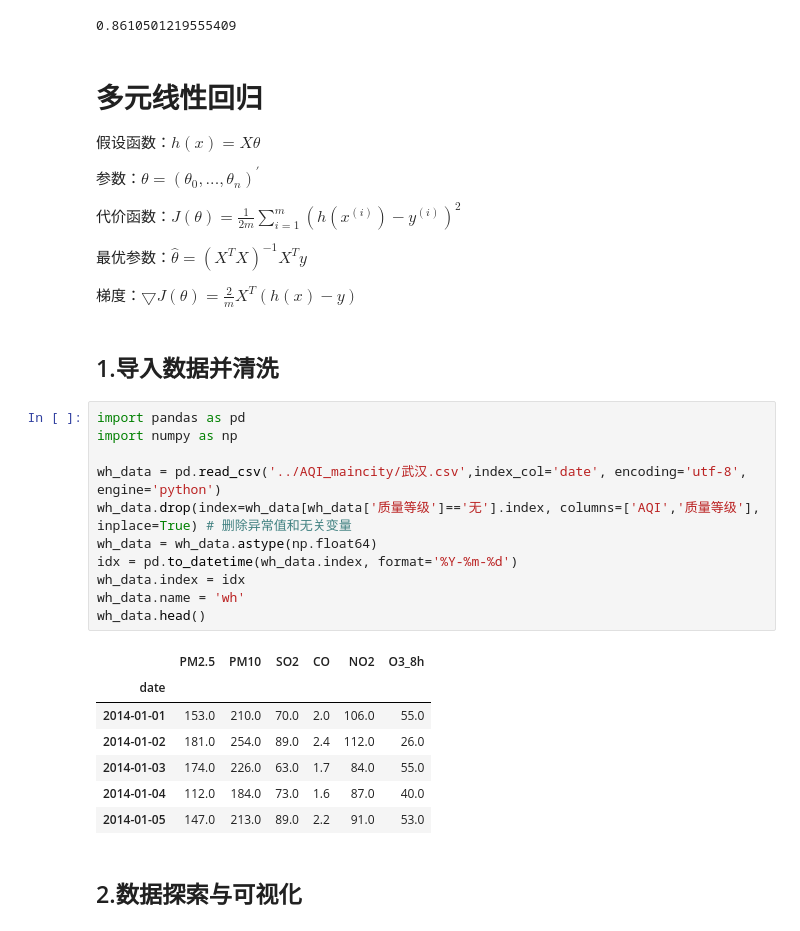
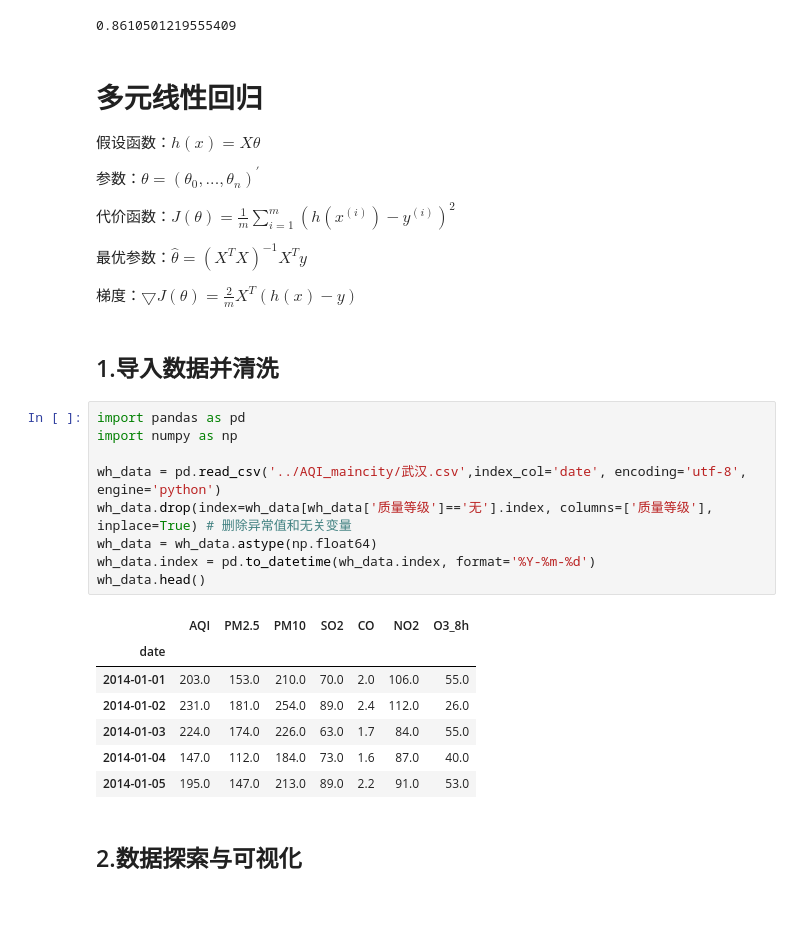
Before and after one commit to aimar112982/AQIstudy-1, a Jupyter notebook: AQI_analysis/LinRegforAQI.ipynb, the cells around one changed output. Saved outputs shown, nothing was run; the diff lists cells and outputs as text.

```diff
--- a/AQI_analysis/LinRegforAQI.ipynb
+++ b/AQI_analysis/LinRegforAQI.ipynb
@@ -70,7 +68,7 @@ lin_reg.score(X_test, y_test)
 
 参数：$\theta=(\theta_0,...,\theta_n)^{'}$
 
-代价函数：$J(\theta)=\frac{1}{2m}\sum^{m}_{i=1}(h(x^{(i)})-y^{(i)})^2$
+代价函数：$J(\theta)=\frac{1}{m}\sum^{m}_{i=1}(h(x^{(i)})-y^{(i)})^2$
 
 最优参数：$\hat{\theta}=(X^TX)^{-1}X^Ty$
 
@@ -80,22 +78,20 @@ lin_reg.score(X_test, y_test)
 # %%
 import pandas as pd
 import numpy as np
 
 wh_data = pd.read_csv('../AQI_maincity/武汉.csv',index_col='date', encoding='utf-8', engine='python')
-wh_data.drop(index=wh_data[wh_data['质量等级']=='无'].index, columns=['AQI','质量等级'], inplace=True) # 删除异常值和无关变量
+wh_data.drop(index=wh_data[wh_data['质量等级']=='无'].index, columns=['质量等级'], inplace=True) # 删除异常值和无关变量
 wh_data = wh_data.astype(np.float64)
-idx = pd.to_datetime(wh_data.index, format='%Y-%m-%d')
-wh_data.index = idx
-wh_data.name = 'wh'
+wh_data.index = pd.to_datetime(wh_data.index, format='%Y-%m-%d')
 wh_data.head()
 # %% [output]
-|  | PM2.5 | PM10 | SO2 | CO | NO2 | O3_8h |
-| date |  |  |  |  |  |  |
-| 2014-01-01 | 153.0 | 210.0 | 70.0 | 2.0 | 106.0 | 55.0 |
-| 2014-01-02 | 181.0 | 254.0 | 89.0 | 2.4 | 112.0 | 26.0 |
-| 2014-01-03 | 174.0 | 226.0 | 63.0 | 1.7 | 84.0 | 55.0 |
-| 2014-01-04 | 112.0 | 184.0 | 73.0 | 1.6 | 87.0 | 40.0 |
-| 2014-01-05 | 147.0 | 213.0 | 89.0 | 2.2 | 91.0 | 53.0 |
+|  | AQI | PM2.5 | PM10 | SO2 | CO | NO2 | O3_8h |
+| date |  |  |  |  |  |  |  |
+| 2014-01-01 | 203.0 | 153.0 | 210.0 | 70.0 | 2.0 | 106.0 | 55.0 |
+| 2014-01-02 | 231.0 | 181.0 | 254.0 | 89.0 | 2.4 | 112.0 | 26.0 |
+| 2014-01-03 | 224.0 | 174.0 | 226.0 | 63.0 | 1.7 | 84.0 | 55.0 |
+| 2014-01-04 | 147.0 | 112.0 | 184.0 | 73.0 | 1.6 | 87.0 | 40.0 |
+| 2014-01-05 | 195.0 | 147.0 | 213.0 | 89.0 | 2.2 | 91.0 | 53.0 |
 # %% [markdown]
 ## 2.数据探索与可视化
 # %% [markdown]
```
Also changed, not shown: parts of 21 cells of this notebook.
